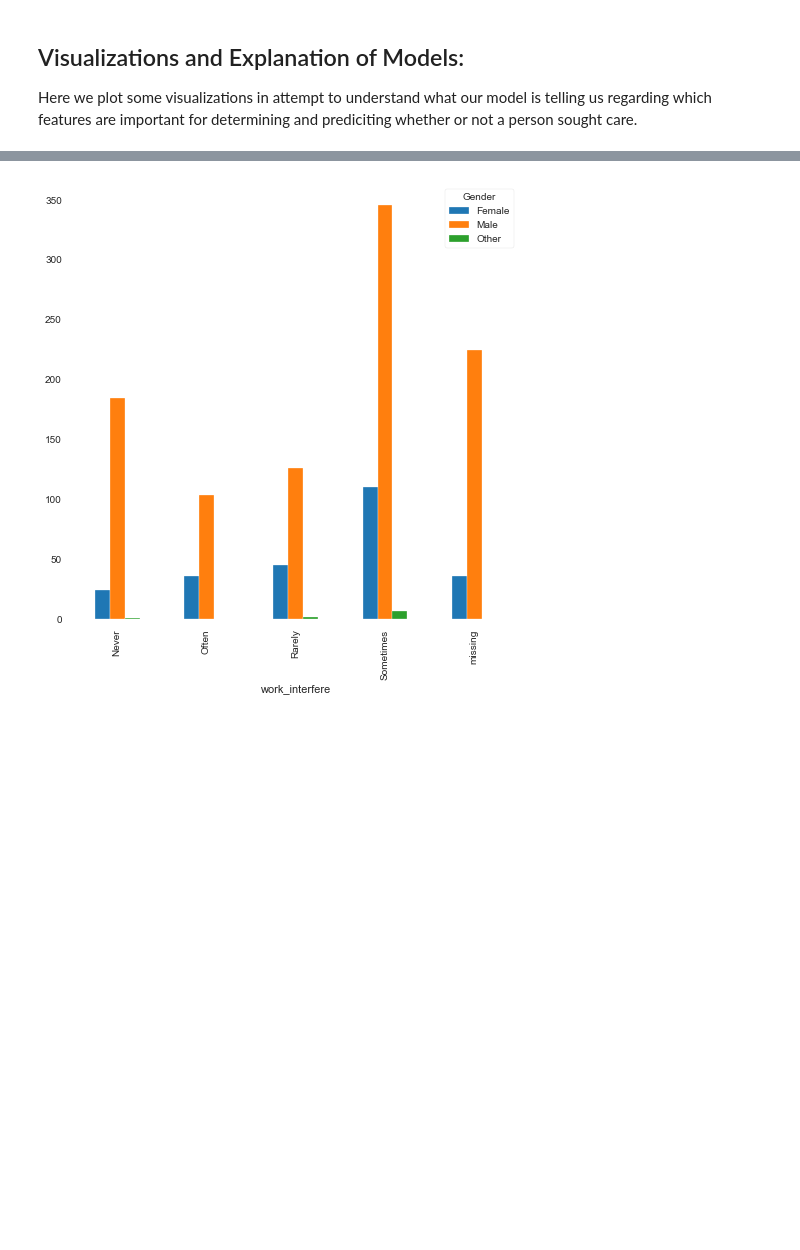
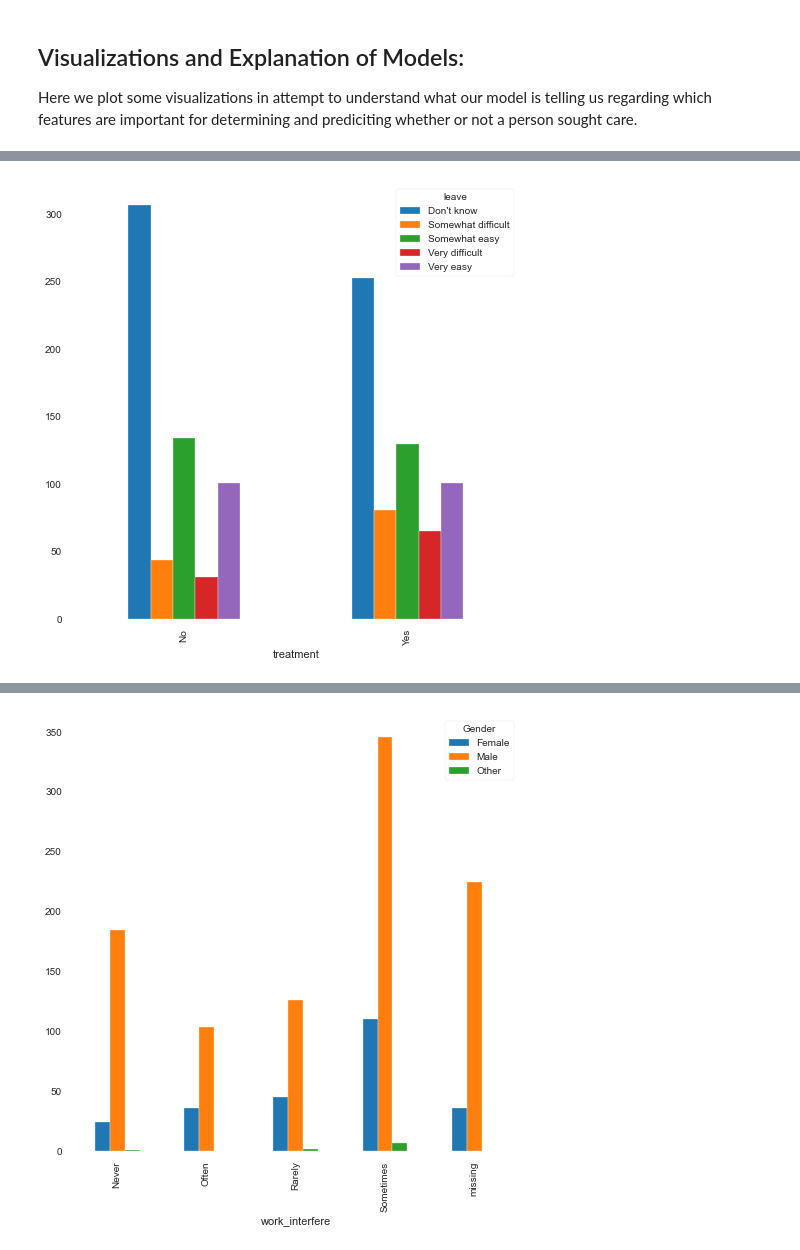
Before and after one commit to rawalk/Build_2, a Jupyter notebook: Build2_FinalNotebook.ipynb, the cells around one changed output, grey strips where cells are left out. Drawn from its saved outputs; the diff is of its cells as text; code cells hidden in the pictures; blank space fills up the shorter version.

```diff
--- a/Build2_FinalNotebook.ipynb
+++ b/Build2_FinalNotebook.ipynb
@@ -323,0 +332,4 @@ def plot_stack(column_1, column_2):
+# %%
+plot_stack(y, build_d['leave'])
+# %% [output]
+[figure, added]
```
Also changed, not shown: parts of 15 cells of this notebook.
